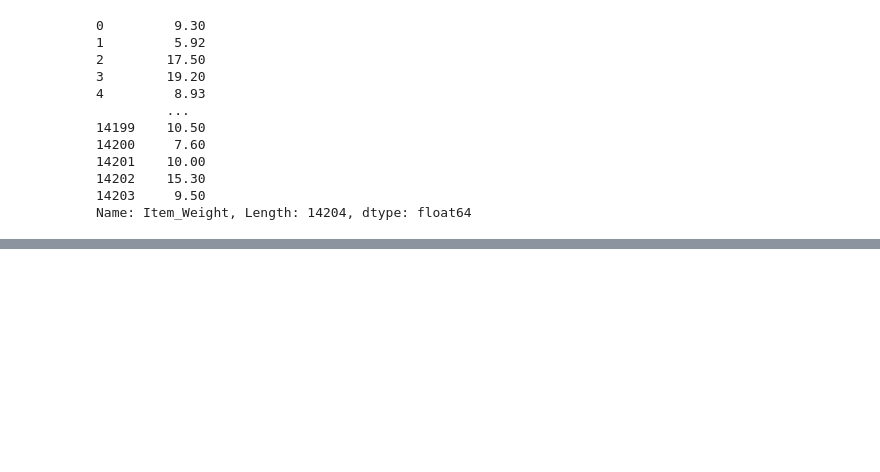
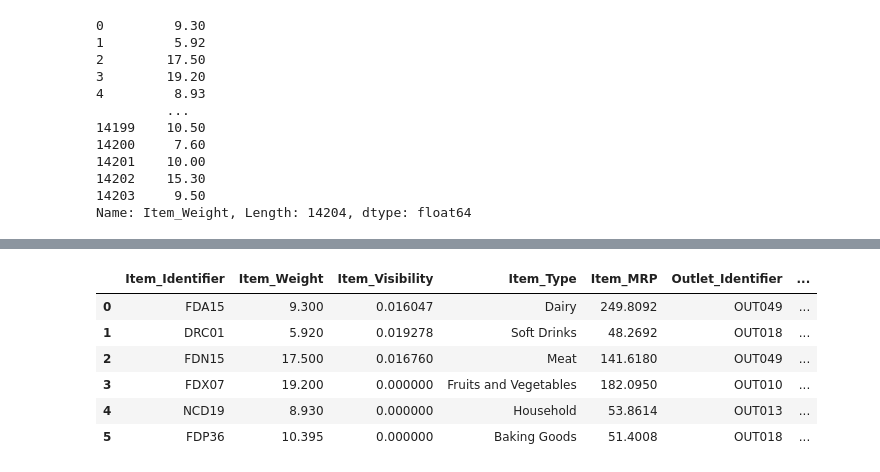
Before and after one commit to faria98/BigMart_Sales_Prediction, a Jupyter notebook: BigMart_predict.ipynb, the cells around one changed output, grey strips where cells are left out. Cells and saved outputs as stored; diff of their text form; code cells hidden in the pictures; blank space fills up the shorter version.

```diff
--- a/BigMart_predict.ipynb
+++ b/BigMart_predict.ipynb
@@ -221,0 +362,10 @@ Name: Item_Weight, Length: 14204, dtype: float64
+# %%
+data.head(6)
+# %% [output]
+|  | Item_Identifier | Item_Weight | Item_Visibility | Item_Type | Item_MRP | Outlet_Identifier | ... |
+| 0 | FDA15 | 9.300 | 0.016047 | Dairy | 249.8092 | OUT049 | ... |
+| 1 | DRC01 | 5.920 | 0.019278 | Soft Drinks | 48.2692 | OUT018 | ... |
+| 2 | FDN15 | 17.500 | 0.016760 | Meat | 141.6180 | OUT049 | ... |
+| 3 | FDX07 | 19.200 | 0.000000 | Fruits and Vegetables | 182.0950 | OUT010 | ... |
+| 4 | NCD19 | 8.930 | 0.000000 | Household | 53.8614 | OUT013 | ... |
+| 5 | FDP36 | 10.395 | 0.000000 | Baking Goods | 51.4008 | OUT018 | ... |
```
Also changed, not shown: parts of 16 cells of this notebook.
